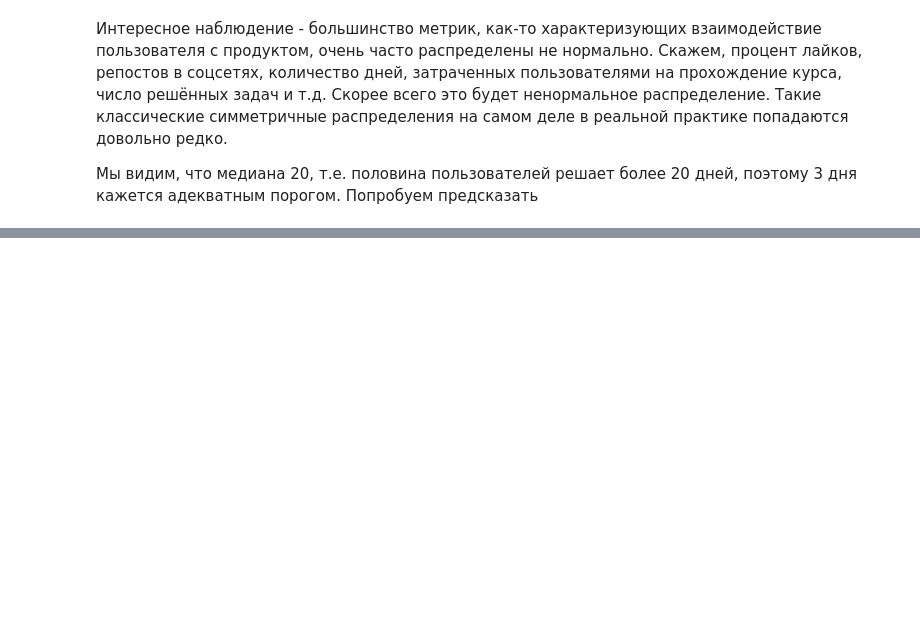
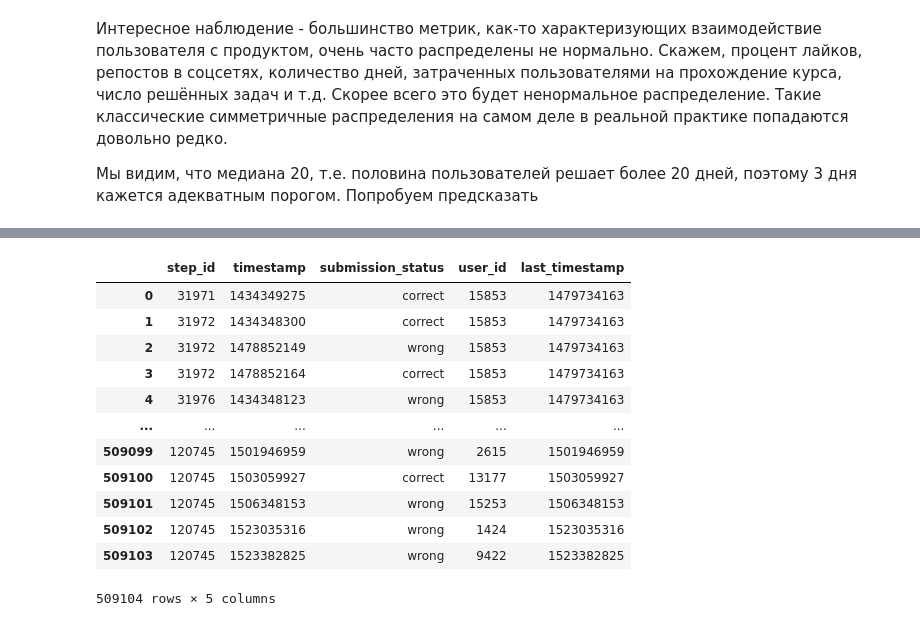
Before and after one commit to Laztrex/basic-statistic, a Jupyter notebook: research_ML/ML_contest.ipynb, the cells around one changed output, grey strips where cells are left out. Drawn from its saved outputs; the diff is of its cells as text; code cells hidden in the pictures; blank space fills up the shorter version.

```diff
--- a/research_ML/ML_contest_week_1.ipynb
+++ b/research_ML/ML_contest.ipynb
@@ -728,0 +945,7 @@ users_data[users_data.passed_course].day.hist()
+# %%
+last_users_data = submissions_data \
+    .groupby('user_id', as_index=False) \
+    .agg({'timestamp': 'max'}) \
+    .rename(columns={
+                    'timestamp': 'last_timestamp'
+                    })
@@ -728,0 +968,19 @@ users_data[users_data.passed_course].day.hist()
+# %%
+submissions_data = submissions_data \
+    .merge(last_users_data[['user_id', 'last_timestamp']], how='outer')
+# %%
+submissions_data
+# %% [output]
+|  | step_id | timestamp | submission_status | user_id | last_timestamp |
+| 0 | 31971 | 1434349275 | correct | 15853 | 1479734163 |
+| 1 | 31972 | 1434348300 | correct | 15853 | 1479734163 |
+| 2 | 31972 | 1478852149 | wrong | 15853 | 1479734163 |
+| 3 | 31972 | 1478852164 | correct | 15853 | 1479734163 |
+| 4 | 31976 | 1434348123 | wrong | 15853 | 1479734163 |
+| ... | ... | ... | ... | ... | ... |
+| 509099 | 120745 | 1501946959 | wrong | 2615 | 1501946959 |
+| 509100 | 120745 | 1503059927 | correct | 13177 | 1503059927 |
+| 509101 | 120745 | 1506348153 | wrong | 15253 | 1506348153 |
+| 509102 | 120745 | 1523035316 | wrong | 1424 | 1523035316 |
+| 509103 | 120745 | 1523382825 | wrong | 9422 | 1523382825 |
+509104 rows × 5 columns
```
Also changed, not shown: parts of 97 cells of this notebook.
